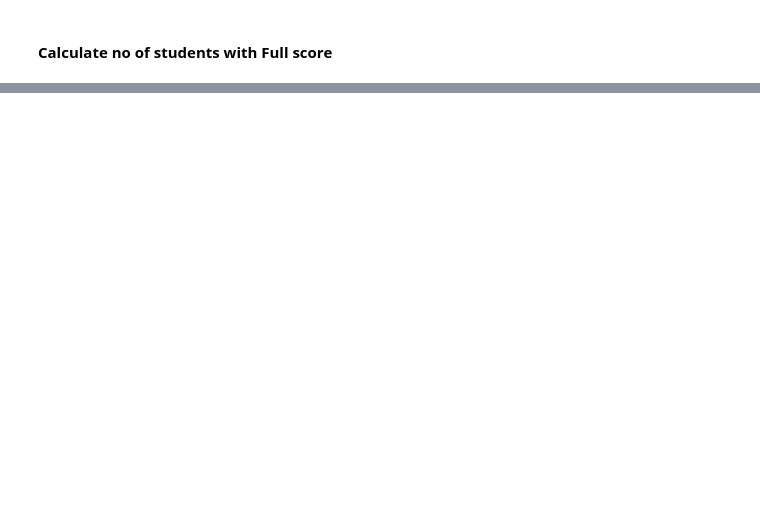
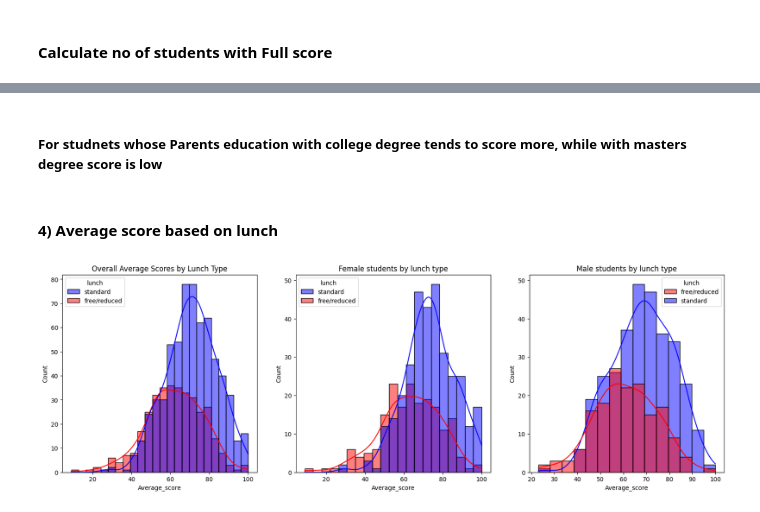
Before and after one commit to KanikaSagar/EDA-Student-Performance-Indicator, a Jupyter notebook: Notebook/EDA-Student_performance.ipynb, the cells around one changed output, grey strips where cells are left out. Drawn from its saved outputs; the diff is of its cells as text; code cells hidden in the pictures; blank space fills up the shorter version.

```diff
--- a/Notebook/EDA-Student_performance.ipynb
+++ b/Notebook/EDA-Student_performance.ipynb
@@ -137,0 +248,24 @@ data.head()
+# %% [markdown]
+##### For studnets whose Parents education with college degree tends to score more, while with masters degree score is low
+# %% [markdown]
+#### 4) Average score based on lunch
+# %%
+plt.subplots(1,3, figsize=(20,6))
+
+lunch_color = {'standard':'blue', 'free/reduced':'red'}
+
+plt.subplot(131)
+sns.histplot(data=data, x='Average_score', kde=True, hue ='lunch', palette=lunch_color)
+plt.title('Overall Average Scores by Lunch Type')
+
+plt.subplot(132)
+sns.histplot(data=data[data.gender=='female'], x='Average_score', kde=True, hue='lunch', palette=lunch_color)
+plt.title('Female students by lunch type')
+
+plt.subplot(133)
+sns.histplot(data=data[data.gender=='male'], x='Average_score', kde=True, hue='lunch', palette=lunch_color)
+plt.title('Male students by lunch type')
+
+plt.show()
+# %% [output]
+[figure, added]
```
Also changed, not shown: parts of 23 cells of this notebook, 1 other file.
